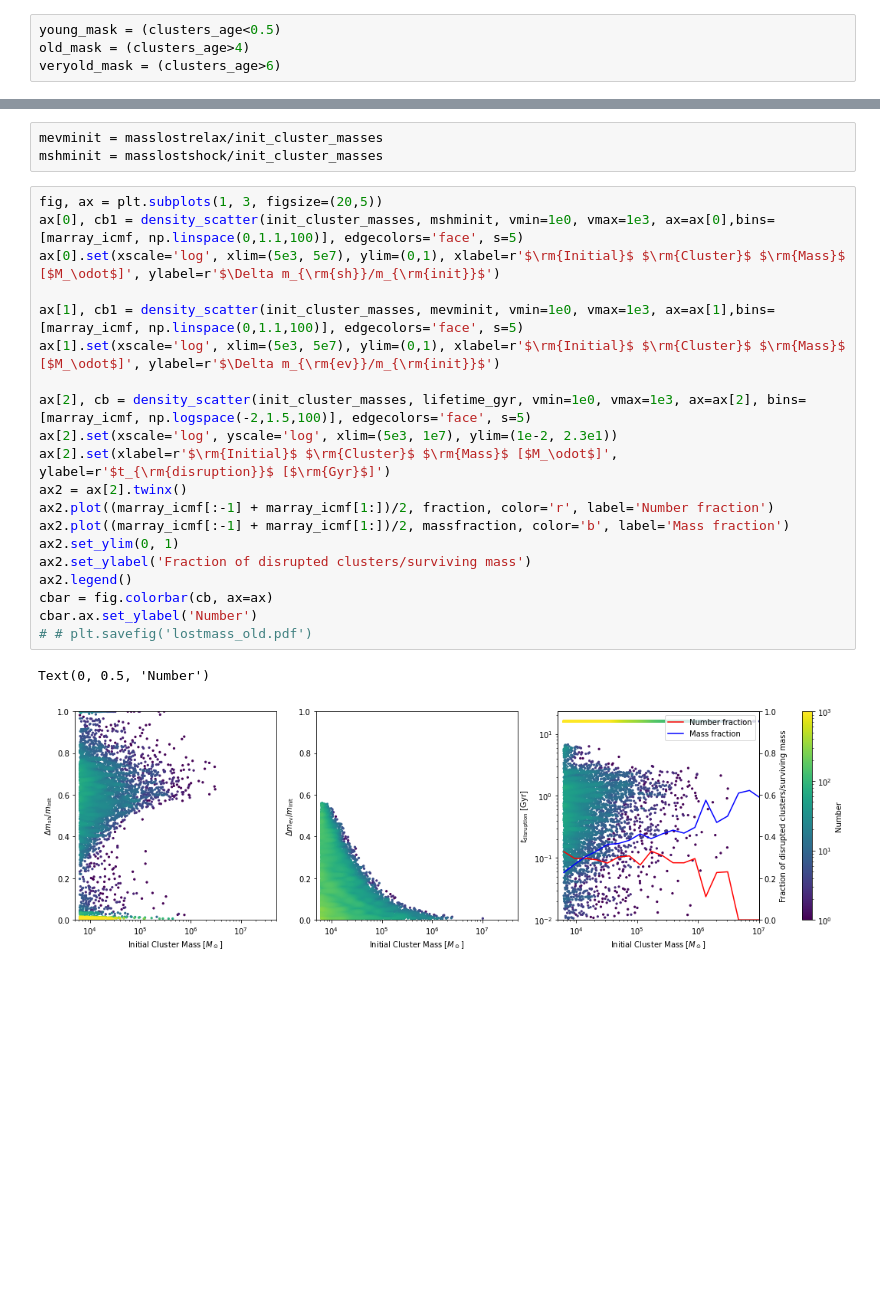
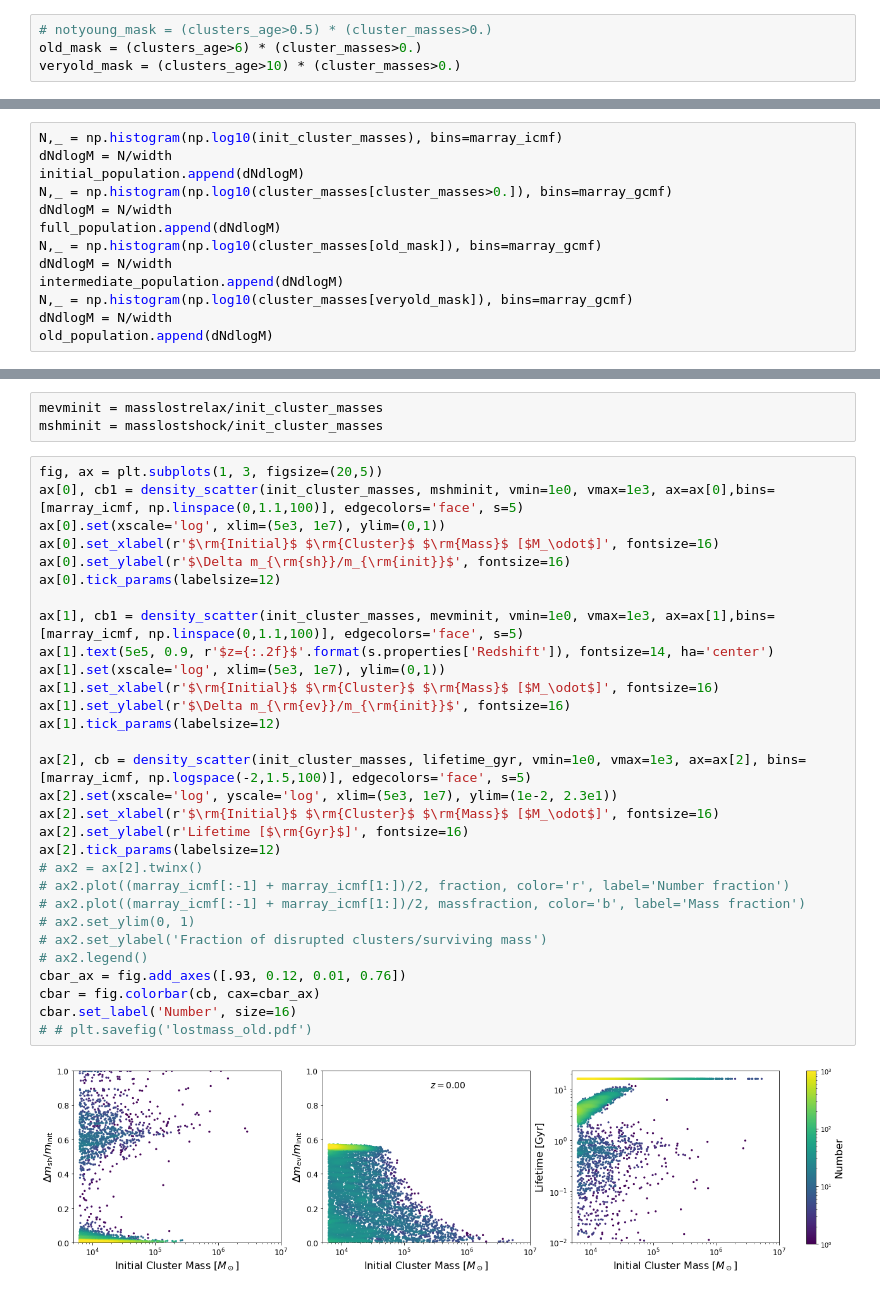
Before and after one commit to pablocoque/post_process_routines, a Jupyter notebook: mass_functions_compare.ipynb, the cells around one changed output, grey strips where cells are left out. Drawn from its saved outputs; the diff is of its cells as text; blank space fills up the shorter version.

```diff
--- a/mass_functions_compare.ipynb
+++ b/mass_functions_compare.ipynb
@@ -164,6 +173,6 @@ Text(0.5, 0, 'Cluster`s age [Gyr]')
 # %% [markdown]
 Define the age masks
 # %%
-young_mask = (clusters_age<0.5)
-old_mask = (clusters_age>4)
-veryold_mask = (clusters_age>6)
+# notyoung_mask = (clusters_age>0.5) * (cluster_masses>0.)
+old_mask = (clusters_age>6) * (cluster_masses>0.)
+veryold_mask = (clusters_age>10) * (cluster_masses>0.)
@@ -172,3 +179,16 @@ Compare mass functions
+# %%
+N,_ = np.histogram(np.log10(init_cluster_masses), bins=marray_icmf)
+dNdlogM = N/width
+initial_population.append(dNdlogM)
+N,_ = np.histogram(np.log10(cluster_masses[cluster_masses>0.]), bins=marray_gcmf)
+dNdlogM = N/width
+full_population.append(dNdlogM)
+N,_ = np.histogram(np.log10(cluster_masses[old_mask]), bins=marray_gcmf)
+dNdlogM = N/width
+intermediate_population.append(dNdlogM)
+N,_ = np.histogram(np.log10(cluster_masses[veryold_mask]), bins=marray_gcmf)
+dNdlogM = N/width
+old_population.append(dNdlogM)
 # %%
 fig, ax = plt.subplots(1, 2, sharey=True, figsize=(15,6))
 
@@ -305,26 +377,35 @@ mshminit = masslostshock/init_cluster_masses
 # %%
 fig, ax = plt.subplots(1, 3, figsize=(20,5))
 ax[0], cb1 = density_scatter(init_cluster_masses, mshminit, vmin=1e0, vmax=1e3, ax=ax[0],bins=[marray_icmf, np.linspace(0,1.1,100)], edgecolors='face', s=5)
-ax[0].set(xscale='log', xlim=(5e3, 5e7), ylim=(0,1), xlabel=r'$\rm{Initial}$ $\rm{Cluster}$ $\rm{Mass}$ [$M_\odot$]', ylabel=r'$\Delta m_{\rm{sh}}/m_{\rm{init}}$')
+ax[0].set(xscale='log', xlim=(5e3, 1e7), ylim=(0,1))
+ax[0].set_xlabel(r'$\rm{Initial}$ $\rm{Cluster}$ $\rm{Mass}$ [$M_\odot$]', fontsize=16)
+ax[0].set_ylabel(r'$\Delta m_{\rm{sh}}/m_{\rm{init}}$', fontsize=16)
+ax[0].tick_params(labelsize=12)
 
 ax[1], cb1 = density_scatter(init_cluster_masses, mevminit, vmin=1e0, vmax=1e3, ax=ax[1],bins=[marray_icmf, np.linspace(0,1.1,100)], edgecolors='face', s=5)
-ax[1].set(xscale='log', xlim=(5e3, 5e7), ylim=(0,1), xlabel=r'$\rm{Initial}$ $\rm{Cluster}$ $\rm{Mass}$ [$M_\odot$]', ylabel=r'$\Delta m_{\rm{ev}}/m_{\rm{init}}$')
+ax[1].text(5e5, 0.9, r'$z={:.2f}$'.format(s.properties['Redshift']), fontsize=14, ha='center')
+ax[1].set(xscale='log', xlim=(5e3, 1e7), ylim=(0,1))
+ax[1].set_xlabel(r'$\rm{Initial}$ $\rm{Cluster}$ $\rm{Mass}$ [$M_\odot$]', fontsize=16)
+ax[1].set_ylabel(r'$\Delta m_{\rm{ev}}/m_{\rm{init}}$', fontsize=16)
+ax[1].tick_params(labelsize=12)
 
 ax[2], cb = density_scatter(init_cluster_masses, lifetime_gyr, vmin=1e0, vmax=1e3, ax=ax[2], bins=[marray_icmf, np.logspace(-2,1.5,100)], edgecolors='face', s=5)
 ax[2].set(xscale='log', yscale='log', xlim=(5e3, 1e7), ylim=(1e-2, 2.3e1))
-ax[2].set(xlabel=r'$\rm{Initial}$ $\rm{Cluster}$ $\rm{Mass}$ [$M_\odot$]', ylabel=r'$t_{\rm{disruption}}$ [$\rm{Gyr}$]')
-ax2 = ax[2].twinx()
-ax2.plot((marray_icmf[:-1] + marray_icmf[1:])/2, fraction, color='r', label='Number fraction')
-ax2.plot((marray_icmf[:-1] + marray_icmf[1:])/2, massfraction, color='b', label='Mass fraction')
-ax2.set_ylim(0, 1)
-ax2.set_ylabel('Fraction of disrupted clusters/surviving mass')
-ax2.legend()
-cbar = fig.colorbar(cb, ax=ax)
-cbar.ax.set_ylabel('Number')
+ax[2].set_xlabel(r'$\rm{Initial}$ $\rm{Cluster}$ $\rm{Mass}$ [$M_\odot$]', fontsize=16)
+ax[2].set_ylabel(r'Lifetime [$\rm{Gyr}$]', fontsize=16)
+ax[2].tick_params(labelsize=12)
+# ax2 = ax[2].twinx()
+# ax2.plot((marray_icmf[:-1] + marray_icmf[1:])/2, fraction, color='r', label='Number fraction')
+# ax2.plot((marray_icmf[:-1] + marray_icmf[1:])/2, massfraction, color='b', label='Mass fraction')
+# ax2.set_ylim(0, 1)
+# ax2.set_ylabel('Fraction of disrupted clusters/surviving mass')
+# ax2.legend()
+cbar_ax = fig.add_axes([.93, 0.12, 0.01, 0.76])
+cbar = fig.colorbar(cb, cax=cbar_ax)
+cbar.set_label('Number', size=16)
 # # plt.savefig('lostmass_old.pdf')
 # %% [output]
-Text(0, 0.5, 'Number')
-[figure, old version]
+[figure, new version]
 # %%
 fig, ax = plt.subplots(1, 3, figsize=(20,5))
 ax[0], cb1 = density_scatter(init_cluster_masses, mshminit, vmin=1e0, vmax=1e3, ax=ax[0],bins=[marray_icmf, np.linspace(0,1.1,100)], edgecolors='face', s=5)
```
Also changed, not shown: parts of 22 cells of this notebook, 9 other files.
